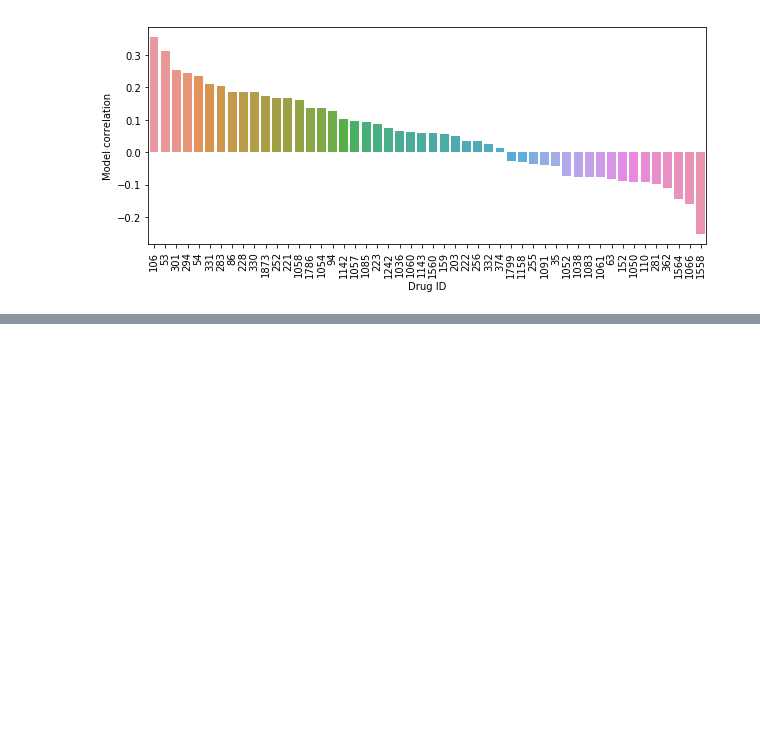
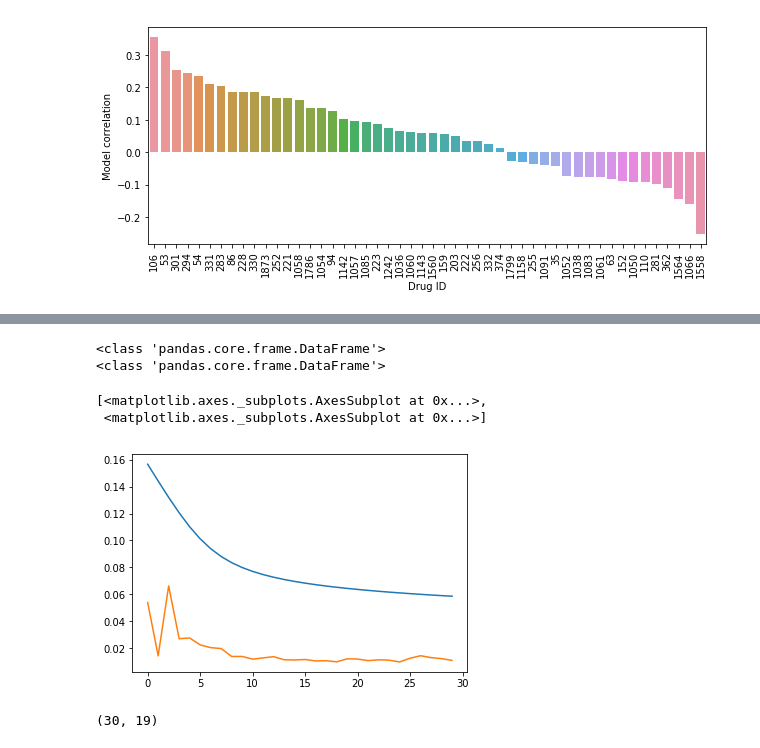
Before and after one commit to kkoras/rec-system-for-drug-response, a Jupyter notebook: Scripts/Prototypes and baseline models/linear_model_KINOMEscan_data.ipynb, the cells around one changed output, grey strips where cells are left out. Saved outputs shown, nothing was run; the diff lists cells and outputs as text; code cells hidden in the pictures; blank space fills up the shorter version.

```diff
--- a/Scripts/Prototypes and baseline models/linear_model_KINOMEscan_data.ipynb
+++ b/Scripts/Prototypes and baseline models/linear_model_KINOMEscan_data.ipynb
@@ -659,0 +906,11 @@ plt.show()
+# %%
+search_space = {
+    "lr": tune.sample_from(lambda spec: 10**(-10 * np.random.rand())),
+    "momentum": tune.uniform(0.1, 0.9)
+}
+
+ray.shutdown()
+ray.init(num_cpus=1, num_gpus=0)
+
+results_dir = "./Hyperparameter Tuning Tune Results"
+analysis = tune.run(train, config=search_space, num_samples=2, local_dir=results_dir)
@@ -659,0 +977,11 @@ plt.show()
+# %%
+dfs = analysis.trial_dataframes
+for d in dfs.values():
+    print(type(d))
+[d.mean_accuracy.plot() for d in dfs.values()]
+# %% [output]
+<class 'pandas.core.frame.DataFrame'>
+<class 'pandas.core.frame.DataFrame'>
+[<matplotlib.axes._subplots.AxesSubplot at 0x...>,
+ <matplotlib.axes._subplots.AxesSubplot at 0x...>]
+[figure, added]
@@ -659,0 +992,4 @@ plt.show()
+# %%
+df.shape
+# %% [output]
+(30, 19)
```
Also changed, not shown: parts of 46 cells of this notebook.
